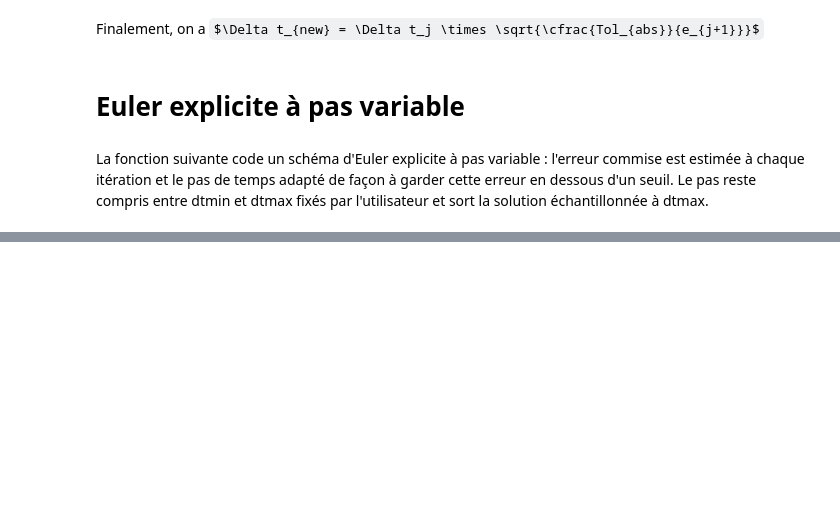
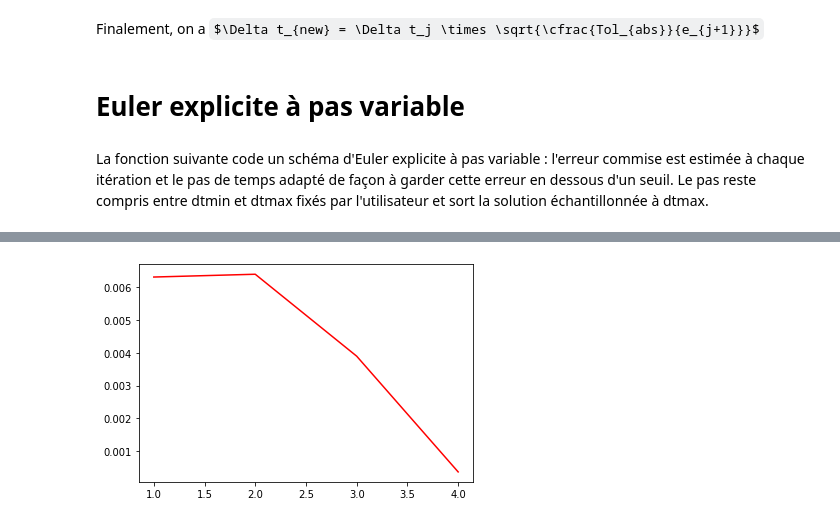
Before and after one commit to thomas-dubard/Projet_Maths_Info2, a Jupyter notebook: Untitled.ipynb, the cells around one changed output, grey strips where cells are left out. Saved outputs shown, nothing was run; the diff lists cells and outputs as text; code cells hidden in the pictures; some formulas as TeX source; blank space fills up the shorter version.

```diff
--- a/Untitled.ipynb
+++ b/Untitled.ipynb
@@ -220,0 +257,16 @@ def solve_ivp_euler_explicit_variable_step(f, t0, x0, t_f, dtmin = 1e-16, dtmax
+# %%
+%matplotlib inline
+from math import log
+
+dt = [1e-1, 1e-2, 1e-3, 1e-4]
+err_euler = []
+for i in range(len(dt)):
+    (t_test, x_test) = solve_ivp_euler_explicit_variable_step(f, t0, x0, ttf, dtmax = dt[i])
+    t_test = t_test.T[0]
+    x_test = x_test[0]
+    x_real = np.exp(t_test)
+    err_euler.append(max(np.abs(x_test-x_real)))
+plt.plot([-log(x, 10) for x in dt], err_euler, color='red', label='Erreurs de simulation')
+plt.show()
+# %% [output]
+[figure, added]
```
Also changed, not shown: parts of 10 cells of this notebook.
